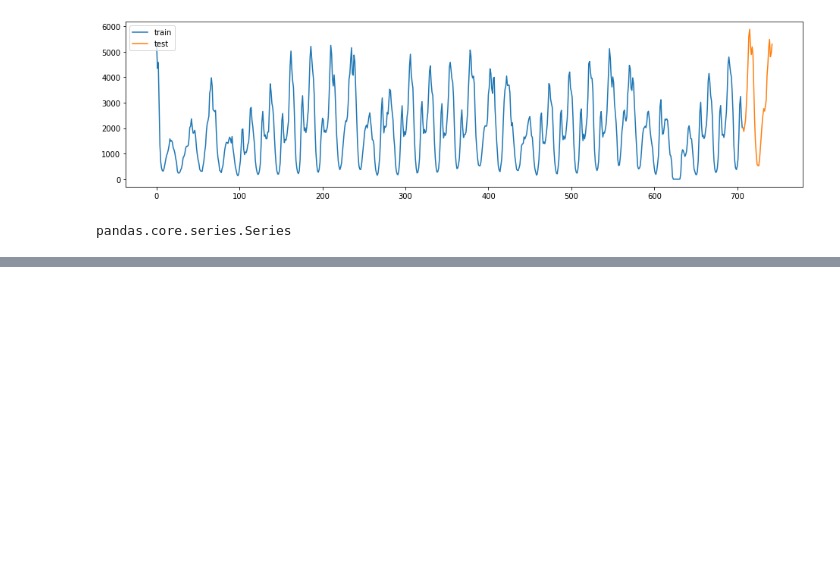
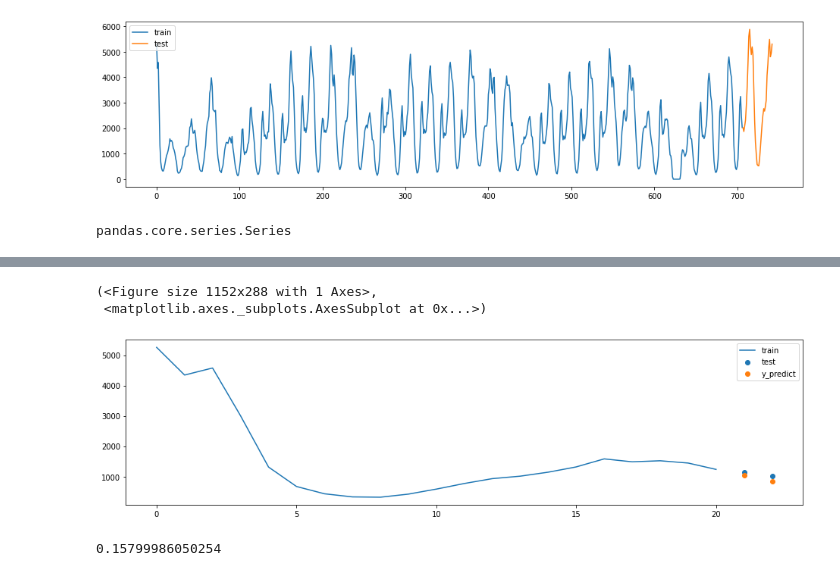
Before and after one commit to Sylvainj1/uber-times-series, a Jupyter notebook: models/sktime_test.ipynb, the cells around one changed output, grey strips where cells are left out. Cells and saved outputs as stored; diff of their text form; code cells hidden in the pictures; blank space fills up the shorter version.

```diff
--- a/models/sktime_test.ipynb
+++ b/models/sktime_test.ipynb
@@ -146,0 +197,22 @@ plot_ys(y_train,y_test,y_predict_forecaster, labels = ['train', 'test','y_predic
+# %%
+fh = np.arange(1, len(y_test)+1)
+# %%
+
+
+from sktime.forecasting.naive import NaiveForecaster
+forecaster = NaiveForecaster(strategy='drift',sp=1)
+
+forecaster.fit(y_train)
+
+y_predict_forecaster = forecaster.predict(fh)
+
+plot_ys(y_train,y_test,y_predict_forecaster, labels = ['train', 'test','y_predict'])
+# %% [output]
+(<Figure size 1152x288 with 1 Axes>,
+ <matplotlib.axes._subplots.AxesSubplot at 0x...>)
+[figure, added]
+# %%
+score = smape_loss(y_predict_forecaster, y_test)
+score
+# %% [output]
+0.15799986050254
```
Also changed, not shown: parts of 11 cells of this notebook.
